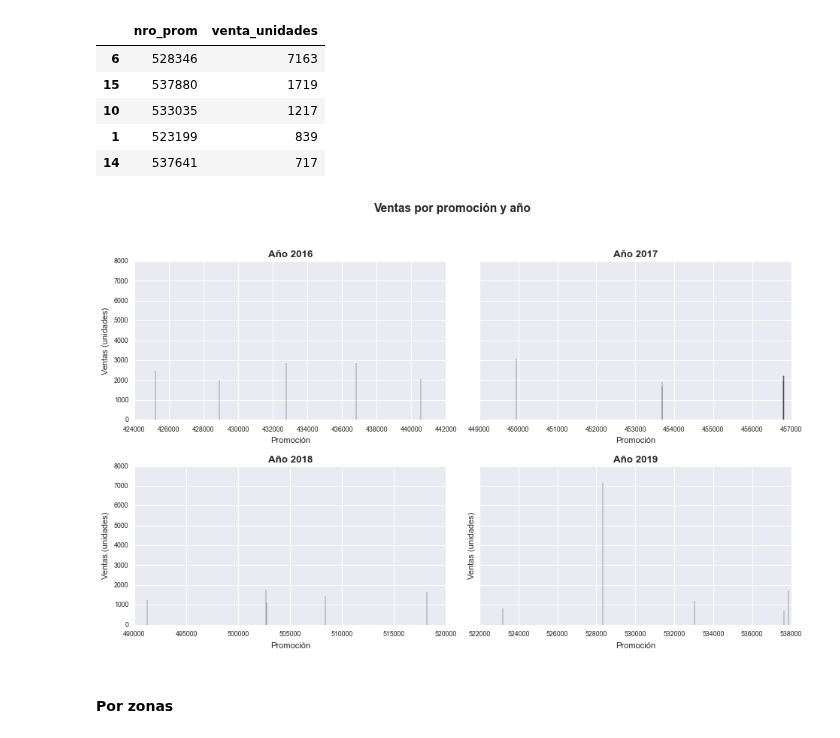
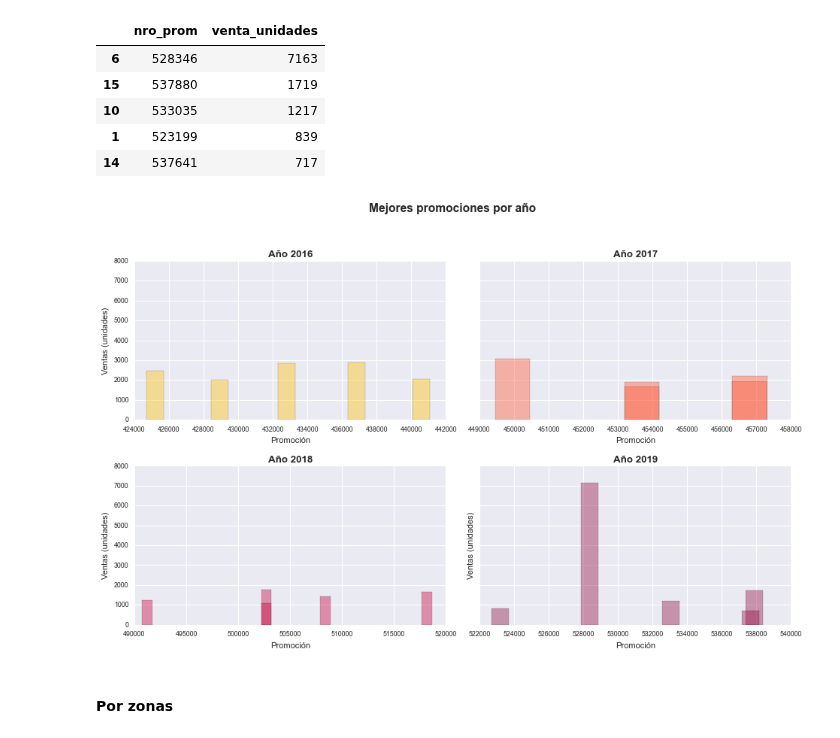
Before and after one commit to ErikaMelt/deodorants-project, a Jupyter notebook: eda/eda_romina.ipynb, the cells around one changed output. Cells and saved outputs as stored; diff of their text form; code cells hidden in the pictures.

```diff
--- a/eda/eda_romina.ipynb
+++ b/eda/eda_romina.ipynb
@@ -12,7 +12,7 @@ Realizar una comparación entre las ventas y la duración de la promoción, es d
 # %%
 # Importamos las librerías:
 import matplotlib.pyplot as plt
-plt.style.use('classic')
+plt.style.use('seaborn')
 # Línea necesaria para que Matplotlib muestre por defecto los gráficos en nuestro Notebook:
 %matplotlib inline
 import numpy as np
@@ -278,16 +280,0 @@ plt.show()
-# %%
-plt.figure(figsize=[10,50])
-with sns.axes_style("whitegrid"):
-    ax = sns.barplot(x='venta_unidades', y='id_producto', hue='tiene_promo', data=df_ventas, orient='h',  hue_order=[1, 0])
-    sns.despine(offset=10, trim=True)
-    color = "blend:#7AB,#EDA"
-    sns.set_palette(sns.color_palette(color))
-    plt.title('Ventas por producto con y sin promoción', fontsize=14)
-    plt.xlabel('Ventas (unidades)', fontsize=12)
-    plt.ylabel('ID de producto', fontsize=12)
-    #bar1.patches[0].set_label('Sin promoción')
-    #bar2.patches[1].set_label('Con promoción')
-    plt.legend(title='Promoción') #, labels=['Con promoción', 'Sin promoción'])
-    plt.savefig(f'images/Ventas por producto con y sin promoción', dpi=300, bbox_inches='tight')
-
-plt.show()
@@ -554,10 +530,9 @@ df_mejor_promo_2
 | 6 | 428918 | 1967 |
 | 39 | 456804 | 1955 |
 # %%
-plt.figure(figsize=[15,10])
+plt.figure(figsize=[10,7])
 with sns.axes_style("whitegrid"):
-
-            sns.barplot(x='nro_prom', y='venta_unidades', data=df_mejor_promo,
+            ax= sns.barplot(x='nro_prom', y='venta_unidades', data=df_mejor_promo,
             order=df_mejor_promo_2.sort_values('venta_unidades', ascending=False)['nro_prom'])
             sns.despine(offset=10, trim=True)
             color = "blend:#7AB,#EDA"
@@ -565,7 +540,6 @@ with sns.axes_style("whitegrid"):
             plt.title('Mejor promoción general', fontsize=16)
             plt.xlabel('Número de promoción', fontsize=12)
             plt.ylabel('Ventas (unidades)', fontsize=12)
-            plt.legend(title='Promoción')
-            #plt.savefig(f'images/Mejor_promocion_general', dpi=300, bbox_inches='tight')
+            plt.savefig(f'images/Mejor_promocion_general', dpi=300, bbox_inches='tight')
 plt.show()
 # %% [output]
@@ -719,12 +692,14 @@ fig, axs = plt.subplots(nrows=2, ncols=2, figsize=(12, 8), sharey=True)
 colores = ['#FFC107', '#FF5733', '#C70039', '#900C3F']
 
 # Definir los títulos y etiquetas de los ejes
-titulo = 'Ventas por promoción y año'
+titulo = 'Mejores promociones por año'
 titulo_x = 'Promoción'
 titulo_y = 'Ventas (unidades)'
 
+ancho_barras = 10 / len(datos_2016['nro_prom'])
+
 # Gráfico 1
-axs[0, 0].bar(datos_2016['nro_prom'], datos_2016['venta_unidades'], color=colores[0])
+axs[0, 0].bar(datos_2016['nro_prom'], datos_2016['venta_unidades'], color=colores[0], width=1000, alpha=0.4)
 axs[0, 0].set_title('Año 2016', fontsize=12, fontweight='bold')
 axs[0, 0].set_xlabel(titulo_x, fontsize=10)
 axs[0, 0].set_ylabel(titulo_y, fontsize=10)
@@ -733,39 +708,40 @@ axs[0, 0].spines['right'].set_visible(False)
 axs[0, 0].spines['top'].set_visible(False)
 
 # Gráfico 2
-axs[0, 1].bar(datos_2017['nro_prom'], datos_2017['venta_unidades'], color=colores[1])
+axs[0, 1].bar(datos_2017['nro_prom'], datos_2017['venta_unidades'], color=colores[1], width=1000, alpha=0.4)
 axs[0, 1].set_title('Año 2017', fontsize=12, fontweight='bold')
 axs[0, 1].set_xlabel(titulo_x, fontsize=10)
 axs[0, 1].tick_params(axis='both', labelsize=8)
 axs[0, 1].spines['right'].set_visible(False)
 axs[0, 1].spines['top'].set_visible(False)
 
 # Gráfico 3
-axs[1, 0].bar(datos_2018['nro_prom'], datos_2018['venta_unidades'], color=colores[2])
+axs[1, 0].bar(datos_2018['nro_prom'], datos_2018['venta_unidades'], color=colores[2], width=1000, alpha=0.4)
 axs[1, 0].set_title('Año 2018', fontsize=12, fontweight='bold')
 axs[1, 0].set_xlabel(titulo_x, fontsize=10)
 axs[1, 0].set_ylabel(titulo_y, fontsize=10)
 axs[1, 0].tick_params(axis='both', labelsize=8)
 axs[1, 0].spines['right'].set_visible(False)
 axs[1, 0].spines['top'].set_visible(False)
 
 # Gráfico 4
-axs[1, 1].bar(datos_2019['nro_prom'], datos_2019['venta_unidades'], color=colores[3])
+axs[1, 1].bar(datos_2019['nro_prom'], datos_2019['venta_unidades'], color=colores[3], width=1000, alpha=0.4)
 axs[1, 1].set_title('Año 2019', fontsize=12, fontweight='bold')
 axs[1, 1].set_xlabel(titulo_x, fontsize=10)
 axs[1, 1].set_ylabel(titulo_y, fontsize=10)
 axs[1, 1].tick_params(axis='both', labelsize=8)
 axs[1, 1].spines['right'].set_visible(False)
 axs[1, 1].spines['top'].set_visible(False)
 
 #Ajustar el espacio entre los gráficos y el título
 fig.suptitle(titulo, fontsize=14, fontweight='bold')
 fig.tight_layout(rect=[0, 0.03, 1, 0.95])
 
+plt.savefig(f'images/Mejores_promociones_por_año', dpi=300, bbox_inches='tight')
 #Mostrar el panel de gráficos
 plt.show()
 # %% [output]
-[figure, old version]
+[figure, new version]
 # %% [markdown]
 #### Por zonas
 # %% [markdown]
```
Also changed, not shown: parts of 18 cells of this notebook, 9 other files.
